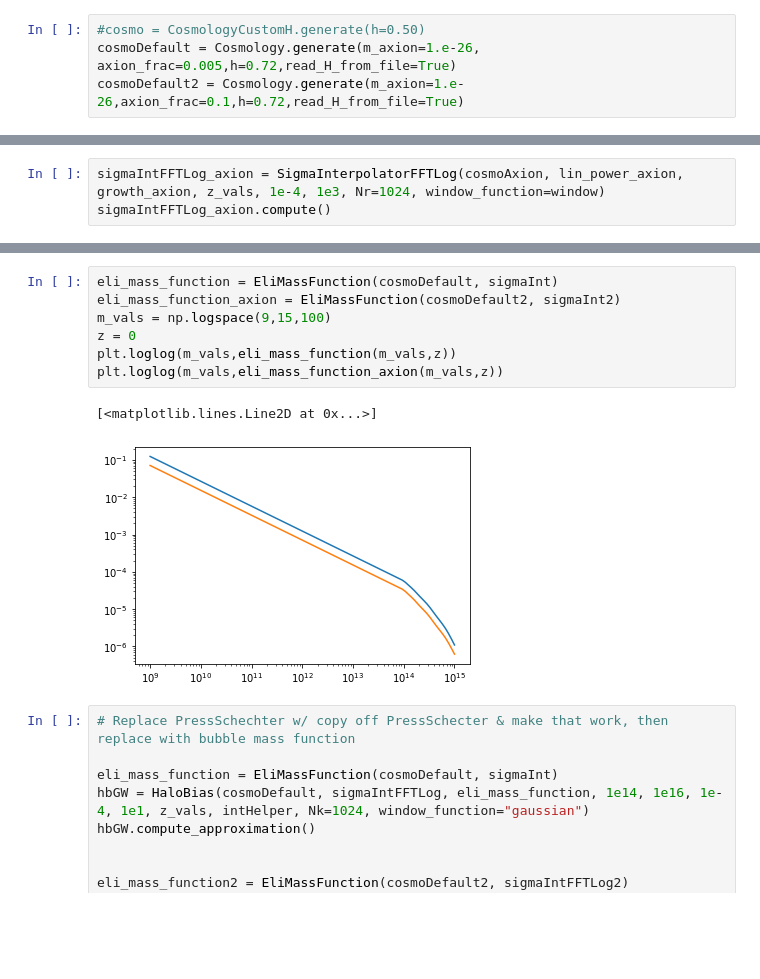
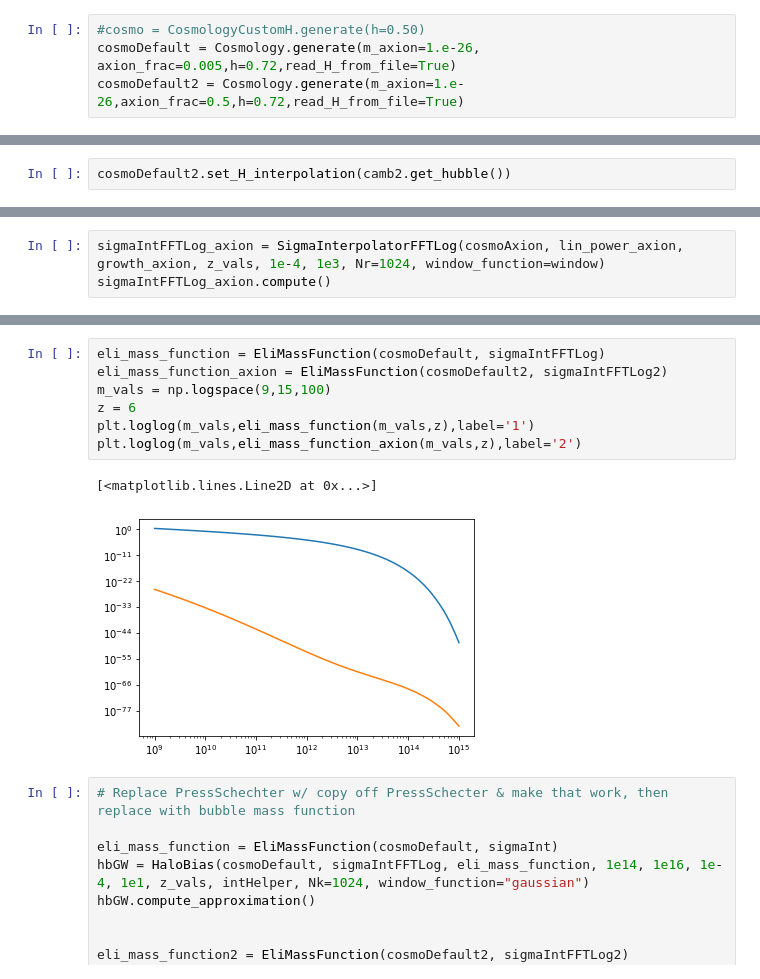
Before and after one commit to emeln/Thesis, a Jupyter notebook: axion_kSZ_source/notebooks/testing_sigma_gerrit.ipynb, the cells around one changed output, grey strips where cells are left out. Cells and saved outputs as stored; diff of their text form; blank space fills up the shorter version.

```diff
--- a/axion_kSZ_source/notebooks/testing_sigma_gerrit.ipynb
+++ b/axion_kSZ_source/notebooks/testing_sigma_gerrit.ipynb
@@ -25,7 +25,7 @@ from axion_kSZ_source.theory.correlation_functions_FFTLog import CorrelationFunc
 # %%
 #cosmo = CosmologyCustomH.generate(h=0.50)
 cosmoDefault = Cosmology.generate(m_axion=1.e-26, axion_frac=0.005,h=0.72,read_H_from_file=True)
-cosmoDefault2 = Cosmology.generate(m_axion=1.e-26,axion_frac=0.1,h=0.72,read_H_from_file=True)
+cosmoDefault2 = Cosmology.generate(m_axion=1.e-26,axion_frac=0.5,h=0.72,read_H_from_file=True)
 # %%
 cosmoAxion = Cosmology.generate(m_axion=1.e-26,axion_frac=0.05,h=0.72,read_H_from_file=True)
 # %%
@@ -86,5 +86,7 @@ plt.legend()
 # %%
 cosmoDefault.set_H_interpolation(camb.get_hubble())
+# %%
+cosmoDefault2.set_H_interpolation(camb2.get_hubble())
 # %%
 cosmoAxion.set_H_interpolation(cambAxion.get_hubble())
 # %%
@@ -151,15 +162,15 @@ plt.loglog(m_vals,eli_mass_function(m_vals,z))
 [<matplotlib.lines.Line2D at 0x...>]
 [figure]
 # %%
-eli_mass_function = EliMassFunction(cosmoDefault, sigmaInt)
-eli_mass_function_axion = EliMassFunction(cosmoDefault2, sigmaInt2)
+eli_mass_function = EliMassFunction(cosmoDefault, sigmaIntFFTLog)
+eli_mass_function_axion = EliMassFunction(cosmoDefault2, sigmaIntFFTLog2)
 m_vals = np.logspace(9,15,100)
-z = 0
-plt.loglog(m_vals,eli_mass_function(m_vals,z))
-plt.loglog(m_vals,eli_mass_function_axion(m_vals,z))
+z = 6
+plt.loglog(m_vals,eli_mass_function(m_vals,z),label='1')
+plt.loglog(m_vals,eli_mass_function_axion(m_vals,z),label='2')
 # %% [output]
 [<matplotlib.lines.Line2D at 0x...>]
-[figure, old version]
+[figure, new version]
 # %%
 # Replace PressSchechter w/ copy off PressSchecter & make that work, then replace with bubble mass function
 
```
Also changed, not shown: parts of 20 cells of this notebook, 25 other files.
